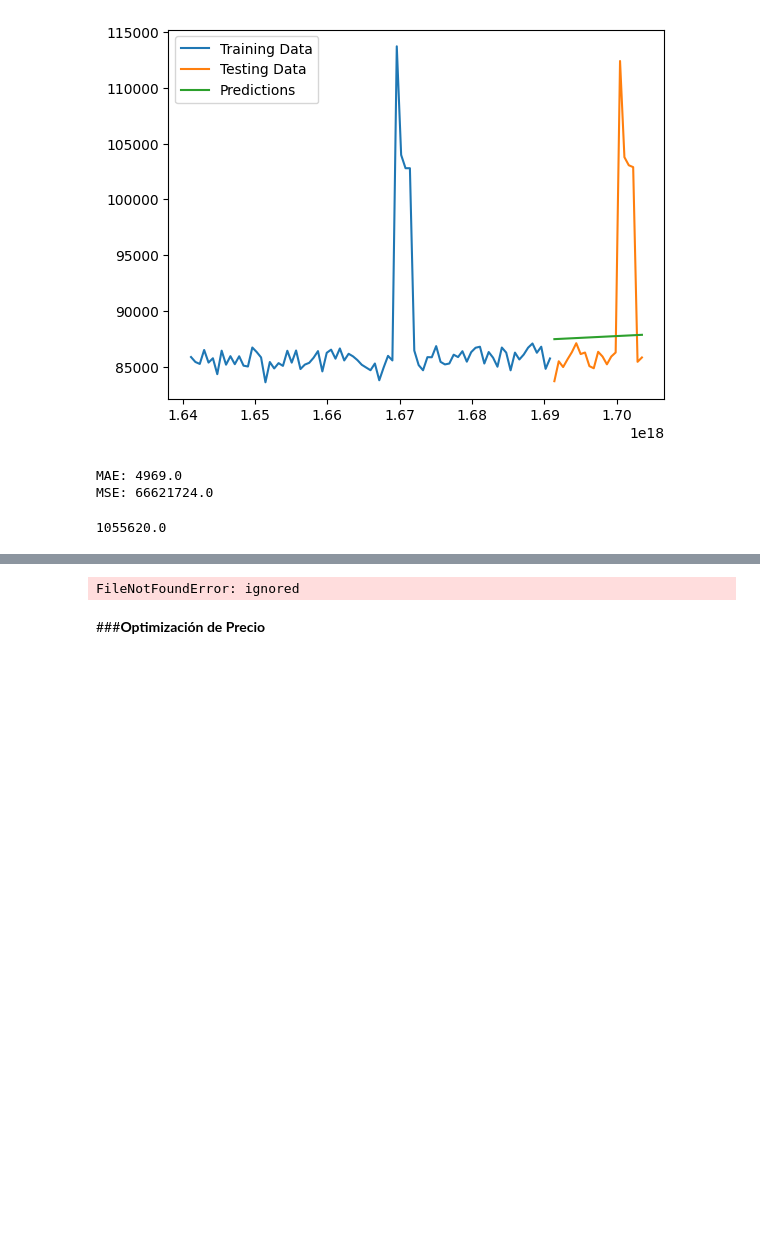
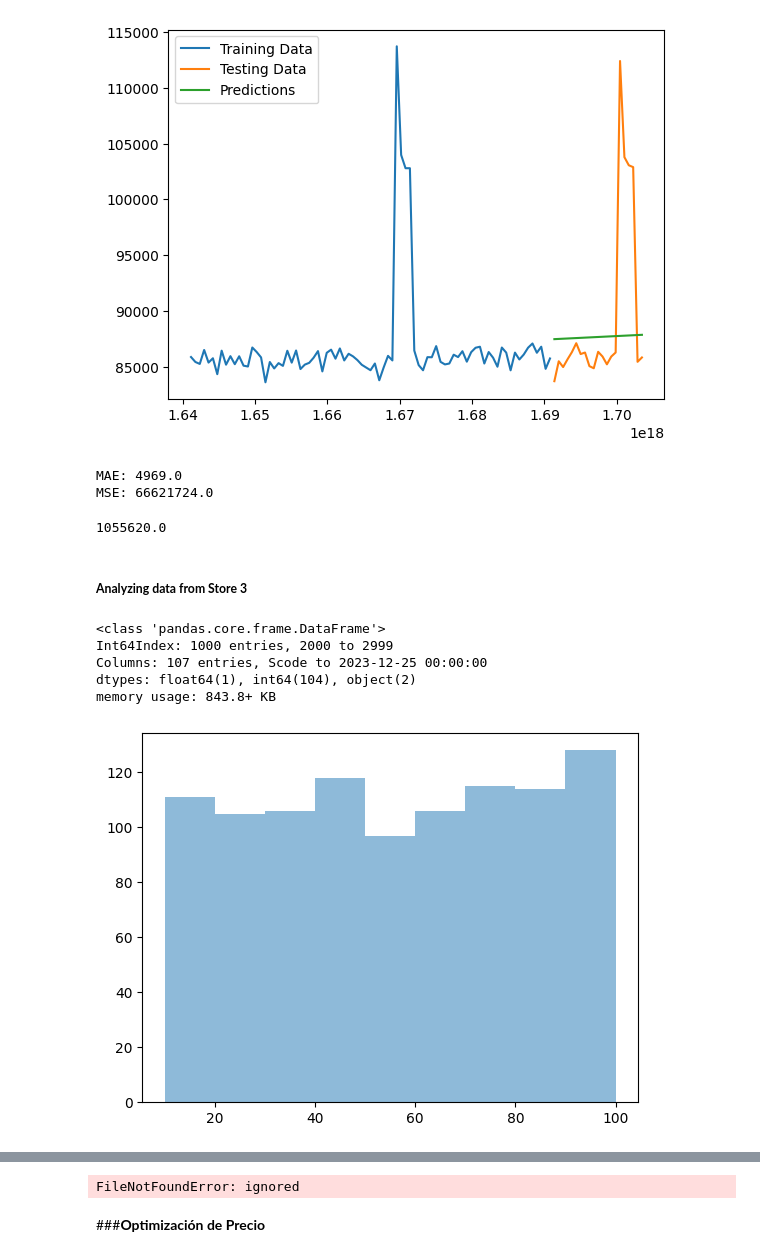
Before and after one commit to superpanditas/Quinio, a Jupyter notebook: Weekly_SKU_level_Product_Sales_Transactions.ipynb, the cells around one changed output, grey strips where cells are left out. Drawn from its saved outputs; the diff is of its cells as text; code cells hidden in the pictures; blank space fills up the shorter version.

```diff
--- a/Weekly_SKU_level_Product_Sales_Transactions.ipynb
+++ b/Weekly_SKU_level_Product_Sales_Transactions.ipynb
@@ -721,3 +721,25 @@ next_weeks['Sales'] = model.predict(next_weeks[['Weekly']].astype(int))
 print(next_weeks['Sales'].sum().round())
 # %% [output]
 1055620.0
+# %% [markdown]
+##### **Analyzing data from Store 3**
+# %%
+store3.info()
+# %% [output]
+<class 'pandas.core.frame.DataFrame'>
+Int64Index: 1000 entries, 2000 to 2999
+Columns: 107 entries, Scode to 2023-12-25 00:00:00
+dtypes: float64(1), int64(104), object(2)
+memory usage: 843.8+ KB
+# %%
+s3_price = store3['Price']
+#s2_price.describe()
+
+# Distribution of prices
+s3_price = s3_price.to_frame()
+s3_price_sorted = s3_price.sort_values('Price')
+
+plt.hist(s3_price_sorted, bins=np.arange(10,110,10), alpha=0.5)
+plt.show()
+# %% [output]
+[figure, added]
```
Also changed, not shown: parts of 1 cell of this notebook.
